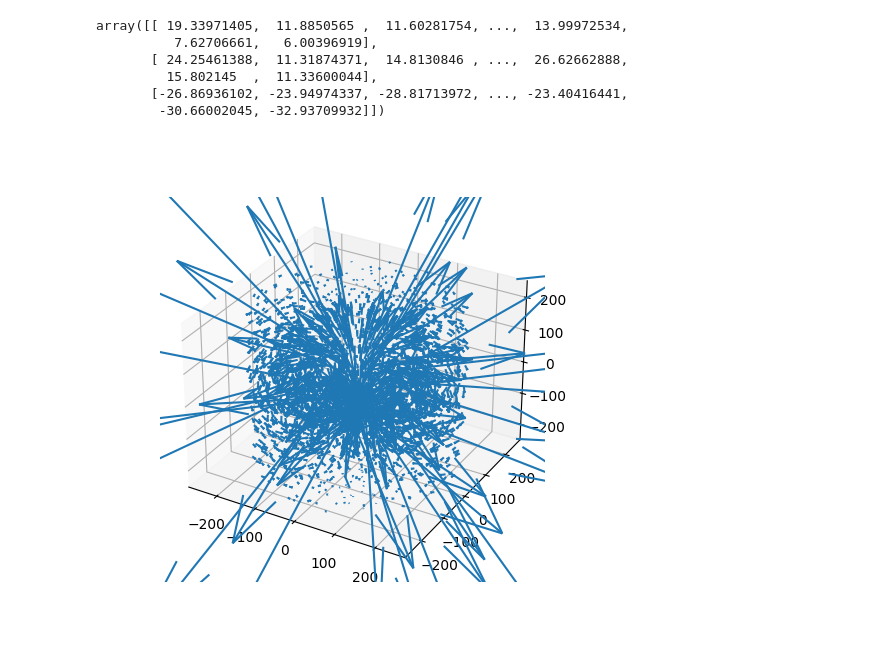
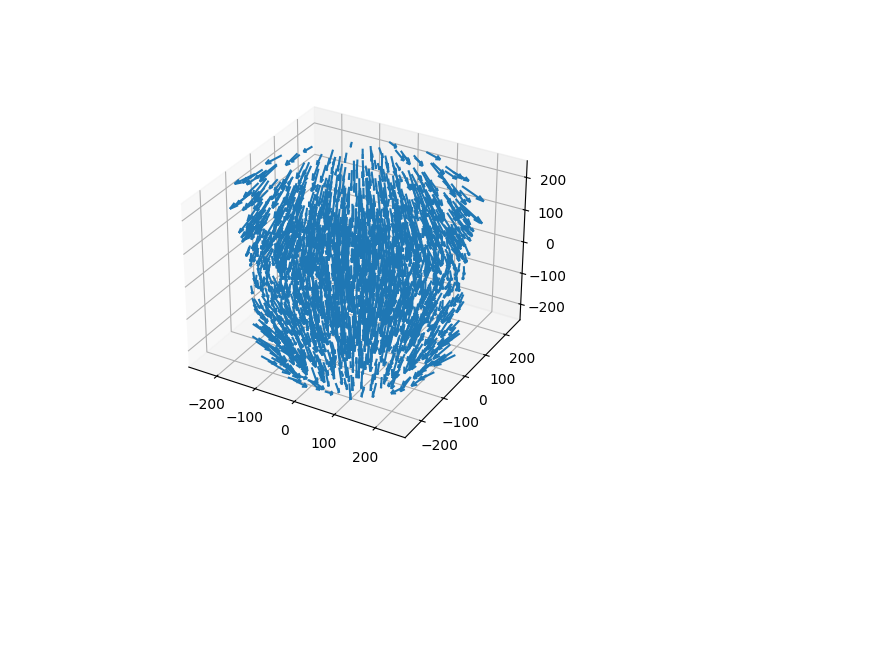
Before and after one commit to aluatar/integsol, a Jupyter notebook: playgroung.ipynb, the cells around one changed output. Cells and saved outputs as stored; diff of their text form; code cells hidden in the pictures; blank space fills up the shorter version.

```diff
--- a/playgroung.ipynb
+++ b/playgroung.ipynb
@@ -194,34 +130,32 @@ dm.values
-# %%
-field_Hd = Hd.values.T - H0.values.T
-field_Hd
-# %% [output]
-array([[ 19.33971405,  11.8850565 ,  11.60281754, ...,  13.99972534,
-          7.62706661,   6.00396919],
-       [ 24.25461388,  11.31874371,  14.8130846 , ...,  26.62662888,
-         15.802145  ,  11.33600044],
-       [-26.86936102, -23.94974337, -28.81713972, ..., -23.40416441,
-        -30.66002045, -32.93709932]])
+# %%
+H_eff = VectorField.read_to_mesh(
+    path="/home/aluatar/integsol/test_inputs/H_demag.txt",
+    mesh=mesh,
+    dim=3)
+
+_H_eff = H_eff.vectorize()
+vals_H_eff = H_eff.values.T
 # %%
 %matplotlib inline
 %matplotlib widget
 
 from mpl_toolkits.mplot3d import Axes3D
 import matplotlib.pyplot as plt
 import numpy as np
 
 fig = plt.figure(figsize=(5,5), dpi=100)
 ax = fig.add_subplot(projection="3d")
 
 ax.quiver(
     centers[0],
     centers[1],
     centers[2],
-    field_Hd[0],
-    field_Hd[1],
-    field_Hd[2],
-    length=0.3,
+    vals_H_eff[0],
+    vals_H_eff[1],
+    vals_H_eff[2],
+    length=0.001,
 )
 
 plt.show()
 # %% [output]
-[figure, old version]
+[figure, new version]
```
Also changed, not shown: parts of 24 cells of this notebook, 4 other files.
